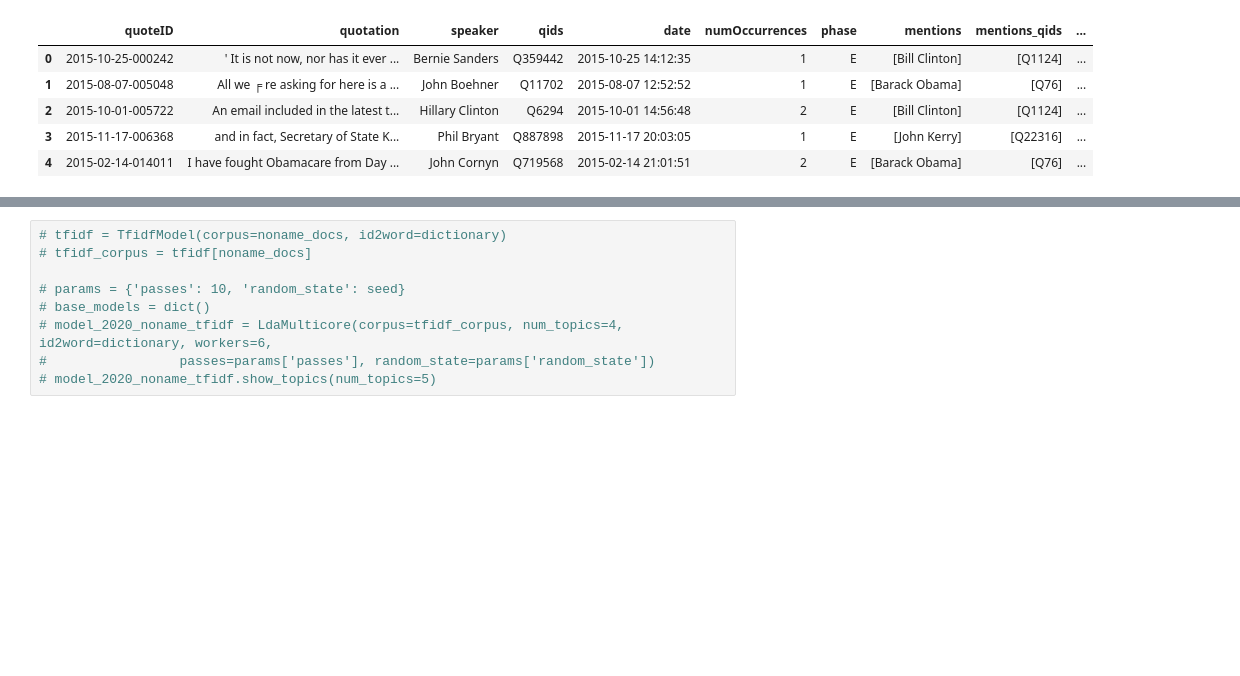
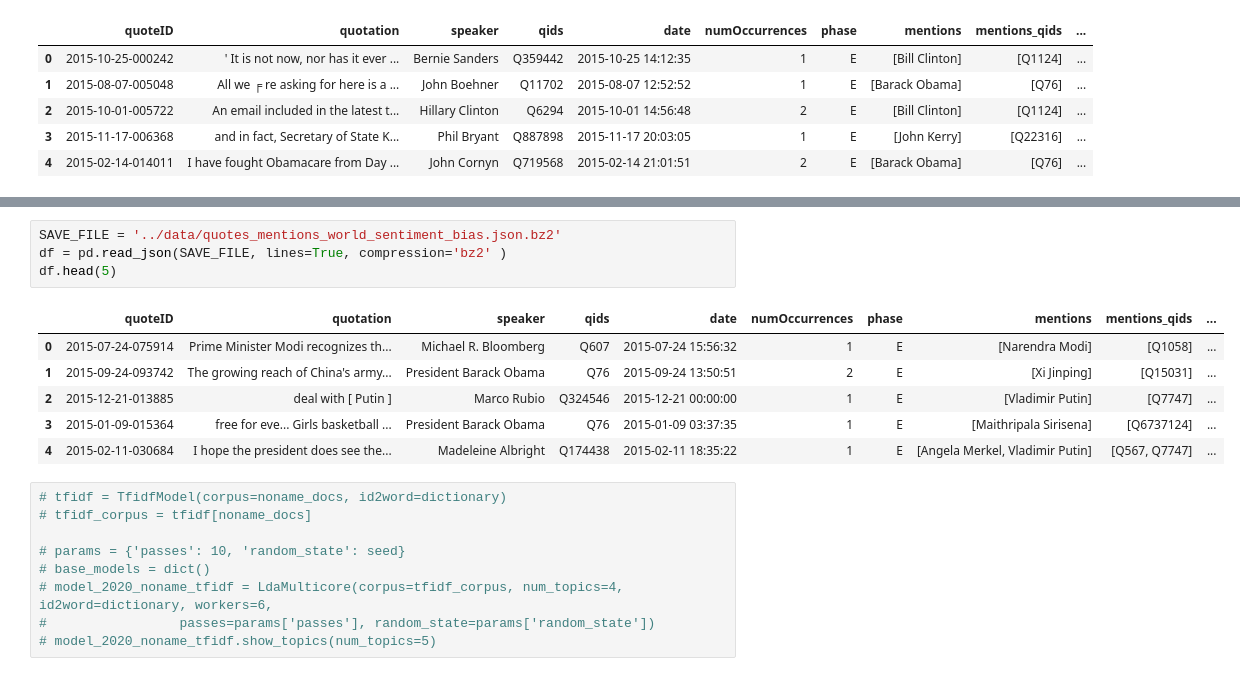
Before and after one commit to epfl-ada/ada-2021-project-date-a-data, a Jupyter notebook: Milestone3/topic_extraction.ipynb, the cells around one changed output, grey strips where cells are left out. Cells and saved outputs as stored; diff of their text form; blank space fills up the shorter version.

Commit message:
process world sentiment

```diff
--- a/Milestone3/topic_extraction.ipynb
+++ b/Milestone3/topic_extraction.ipynb
@@ -554,3 +602,14 @@ df.head(5)
+# %%
+SAVE_FILE = '../data/quotes_mentions_world_sentiment_bias.json.bz2'
+df = pd.read_json(SAVE_FILE, lines=True, compression='bz2' )
+df.head(5)
+# %% [output]
+|  | quoteID | quotation | speaker | qids | date | numOccurrences | phase | mentions | mentions_qids | ... |
+| 0 | 2015-07-24-075914 | Prime Minister Modi recognizes th... | Michael R. Bloomberg | Q607 | 2015-07-24 15:56:32 | 1 | E | [Narendra Modi] | [Q1058] | ... |
+| 1 | 2015-09-24-093742 | The growing reach of China's army... | President Barack Obama | Q76 | 2015-09-24 13:50:51 | 2 | E | [Xi Jinping] | [Q15031] | ... |
+| 2 | 2015-12-21-013885 | deal with [ Putin ] | Marco Rubio | Q324546 | 2015-12-21 00:00:00 | 1 | E | [Vladimir Putin] | [Q7747] | ... |
+| 3 | 2015-01-09-015364 | free for eve... Girls basketball ... | President Barack Obama | Q76 | 2015-01-09 03:37:35 | 1 | E | [Maithripala Sirisena] | [Q6737124] | ... |
+| 4 | 2015-02-11-030684 | I hope the president does see the... | Madeleine Albright | Q174438 | 2015-02-11 18:35:22 | 1 | E | [Angela Merkel, Vladimir Putin] | [Q567, Q7747] | ... |
 # %%
 # tfidf = TfidfModel(corpus=noname_docs, id2word=dictionary)
 # tfidf_corpus = tfidf[noname_docs]
```
Also changed, not shown: parts of 2 cells of this notebook.
